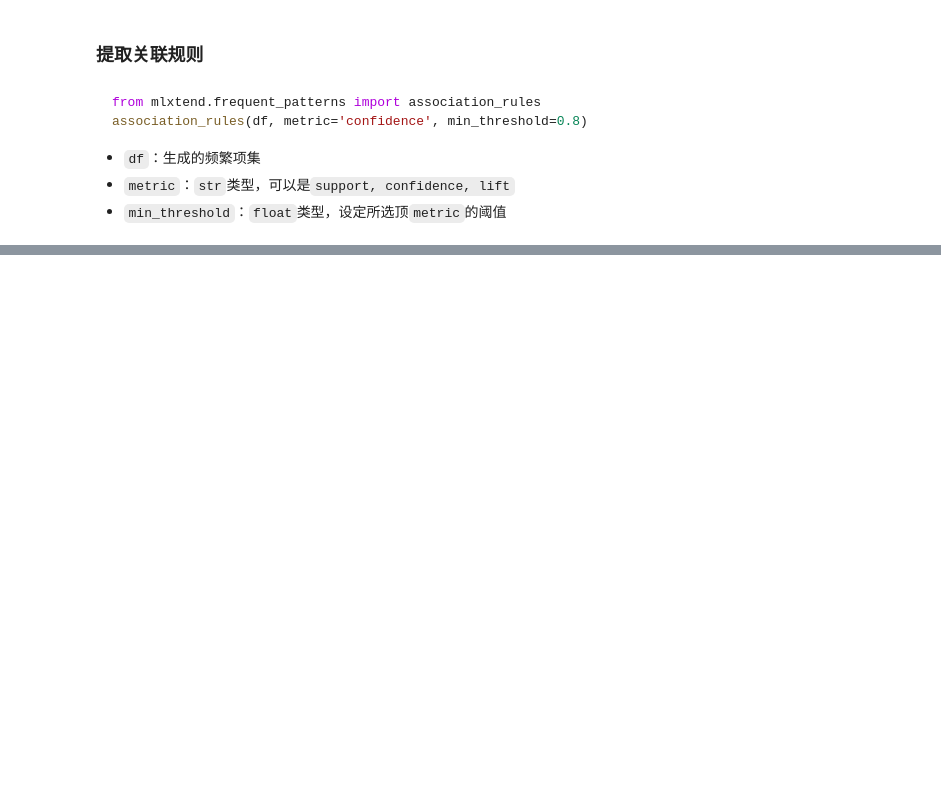
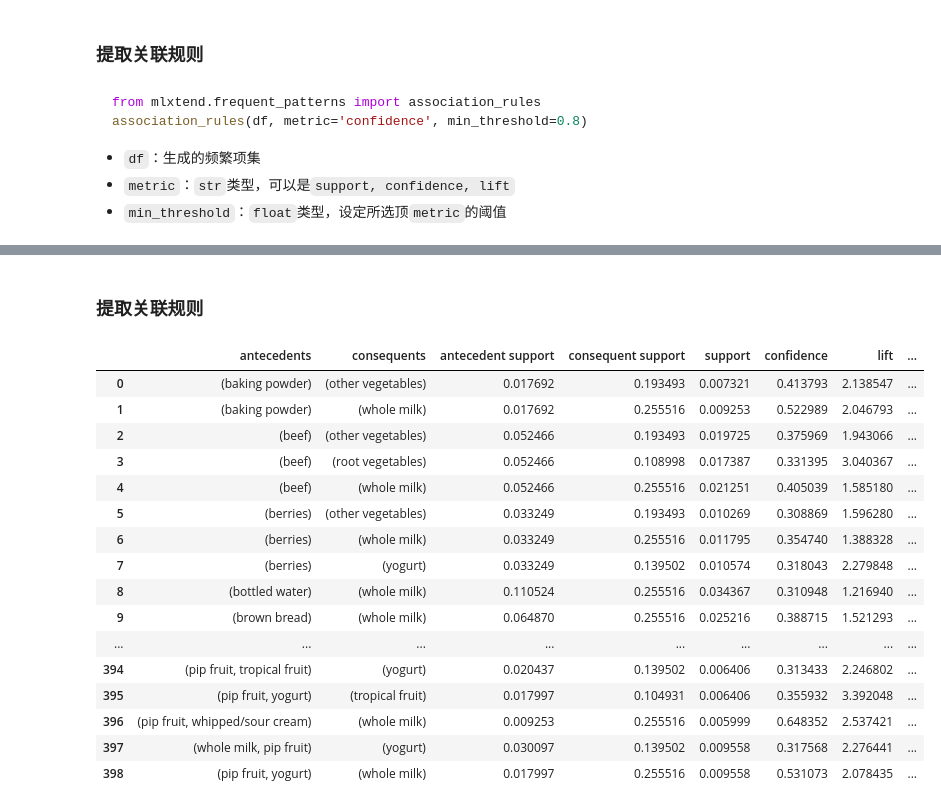
Before and after one commit to christinemu/biz-mining, a Jupyter notebook: Association.ipynb, the cells around one changed output, grey strips where cells are left out. Cells and saved outputs as stored; diff of their text form; code cells hidden in the pictures; blank space fills up the shorter version.

Commit message:
Association0429

```diff
--- a/Association.ipynb
+++ b/Association.ipynb
@@ -759,0 +780,6 @@ association_rules(itemsets)
+# %%
+grocery = []
+with open('./data/association/groceriesR.csv','r') as f:
+    for each in f.readlines():
+        grocery.append(each.strip('\n').split(','))
+grocery
@@ -759,0 +808,4 @@ association_rules(itemsets)
+# %%
+gte = TransactionEncoder()
+groceryOH = gte.fit_transform(grocery)
+groceryOH.shape
@@ -759,0 +814,3 @@ association_rules(itemsets)
+# %%
+groceryDfOH = pd.DataFrame(groceryOH,columns=gte.columns_)
+groceryDfOH.head()
@@ -759,0 +827,2 @@ association_rules(itemsets)
+# %%
+gItemSets = apriori(groceryDfOH,min_support=0.005,use_colnames=True)
@@ -759,0 +849,23 @@ association_rules(itemsets)
+# %% [markdown]
+### 提取关联规则
+# %%
+gRules = association_rules(gItemSets,metric='confidence', min_threshold=0.3)
+gRules
+# %% [output]
+|  | antecedents | consequents | antecedent support | consequent support | support | confidence | lift | ... |
+| 0 | (baking powder) | (other vegetables) | 0.017692 | 0.193493 | 0.007321 | 0.413793 | 2.138547 | ... |
+| 1 | (baking powder) | (whole milk) | 0.017692 | 0.255516 | 0.009253 | 0.522989 | 2.046793 | ... |
+| 2 | (beef) | (other vegetables) | 0.052466 | 0.193493 | 0.019725 | 0.375969 | 1.943066 | ... |
+| 3 | (beef) | (root vegetables) | 0.052466 | 0.108998 | 0.017387 | 0.331395 | 3.040367 | ... |
+| 4 | (beef) | (whole milk) | 0.052466 | 0.255516 | 0.021251 | 0.405039 | 1.585180 | ... |
+| 5 | (berries) | (other vegetables) | 0.033249 | 0.193493 | 0.010269 | 0.308869 | 1.596280 | ... |
+| 6 | (berries) | (whole milk) | 0.033249 | 0.255516 | 0.011795 | 0.354740 | 1.388328 | ... |
+| 7 | (berries) | (yogurt) | 0.033249 | 0.139502 | 0.010574 | 0.318043 | 2.279848 | ... |
+| 8 | (bottled water) | (whole milk) | 0.110524 | 0.255516 | 0.034367 | 0.310948 | 1.216940 | ... |
+| 9 | (brown bread) | (whole milk) | 0.064870 | 0.255516 | 0.025216 | 0.388715 | 1.521293 | ... |
+| ... | ... | ... | ... | ... | ... | ... | ... | ... |
+| 394 | (pip fruit, tropical fruit) | (yogurt) | 0.020437 | 0.139502 | 0.006406 | 0.313433 | 2.246802 | ... |
+| 395 | (pip fruit, yogurt) | (tropical fruit) | 0.017997 | 0.104931 | 0.006406 | 0.355932 | 3.392048 | ... |
+| 396 | (pip fruit, whipped/sour cream) | (whole milk) | 0.009253 | 0.255516 | 0.005999 | 0.648352 | 2.537421 | ... |
+| 397 | (whole milk, pip fruit) | (yogurt) | 0.030097 | 0.139502 | 0.009558 | 0.317568 | 2.276441 | ... |
+| 398 | (pip fruit, yogurt) | (whole milk) | 0.017997 | 0.255516 | 0.009558 | 0.531073 | 2.078435 | ... |
```
Also changed, not shown: parts of 46 cells of this notebook.
